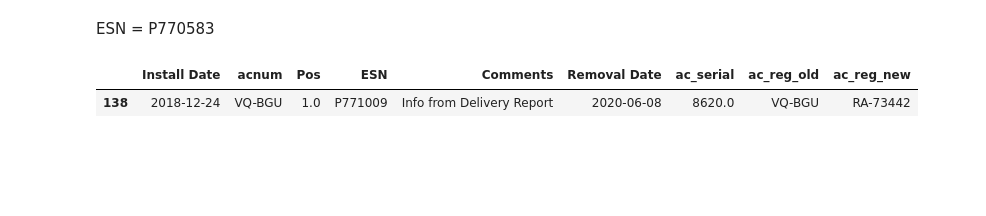
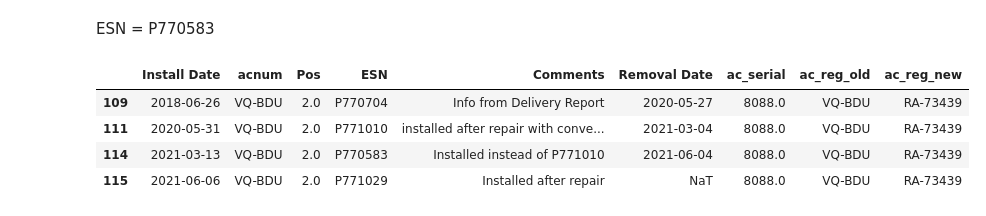
Before and after one commit to skeptlk/ecm, a Jupyter notebook: history_to_onwing.ipynb, the cells around one changed output. Saved outputs shown, nothing was run; the diff lists cells and outputs as text; code cells hidden in the pictures; blank space fills up the shorter version.

```diff
--- a/history_to_onwing.ipynb
+++ b/history_to_onwing.ipynb
@@ -11,7 +11,7 @@ install_n = 6
 removal_n = 4
 cycle_n = install_n + removal_n
 
-result = []
+eng_history = []
 
 rec_columns = [
   "Install Date",
@@ -42,16 +42,16 @@ for i, row in hist.iterrows():
 
   records_pd['Engine type'] = str(engtype)
   records_pd['ESN'] = str(esn)
-  records_pd['Install Date'] = pd.to_datetime(records_pd['Install Date'], format='mixed', errors='coerce')
-  records_pd['Removal Date'] = pd.to_datetime(records_pd['Removal Date'], format='mixed', errors='coerce')
+  records_pd['Install Date'] = pd.to_datetime(records_pd['Install Date'], infer_datetime_format=True, errors="ignore")
+  records_pd['Removal Date'] = pd.to_datetime(records_pd['Removal Date'], infer_datetime_format=True, errors="ignore")
 
-  result.append(records_pd)
+  eng_history.append(records_pd)
 
-result = pd.concat(result) \
+eng_history = pd.concat(eng_history) \
   .dropna(subset=['Install Date']) \
   .sort_values(['acnum', 'Install Date'])
 
-result = result[[
+eng_history = eng_history[[
   "Install Date",
   "acnum",
   "Pos",
@@ -62,10 +78,10 @@ result = result[[
 # %%
-result_new_names = result.merge(ac_names, left_on=['acnum'], right_on=['ac_reg_old'], how='left')
+result_new_names = eng_history.merge(ac_names, left_on=['acnum'], right_on=['ac_reg_old'], how='left')
 idx_empty = result_new_names['ac_reg_new'].isna() | (result_new_names['ac_reg_new'] == "-")
 result_new_names.loc[idx_empty, 'ac_reg_new'] = result_new_names.loc[idx_empty, 'acnum']
 
-result = result_new_names.sort_values(['ac_reg_new', 'Install Date'])
+eng_history = result_new_names.sort_values(['ac_reg_new', 'Install Date'])
 
-result.query('ESN == "P770583"')
+eng_history.query('ESN == "P770583"')
 # %% [output]
 |  | Install Date | acnum | Pos | ESN | Comments | Removal Date | ac_serial | ac_reg_old | ac_reg_new |
@@ -90,8 +106,8 @@ acms_new_names = acms_full.merge(ac_names, left_on=['acnum'], right_on=['ac_reg_
 idx_empty = acms_new_names['ac_reg_new'].isna() | (acms_new_names['ac_reg_new'] == "-")
 acms_new_names.loc[idx_empty, 'ac_reg_new'] = acms_new_names.loc[idx_empty, 'acnum']
 # %%
-result['Pos'] = result['Pos'].astype(float)
+eng_history['Pos'] = eng_history['Pos'].astype(float)
 
-result.query('ac_reg_new == "RA-73425" and Pos == 1')
+eng_history.query('ac_reg_new == "RA-73425" and Pos == 1')
 # %% [output]
 |  | Install Date | acnum | Pos | ESN | Comments | Removal Date | ac_serial | ac_reg_old | ac_reg_new |
@@ -448,7 +426,10 @@ data['experiment_version'] = 1
 # %% [markdown]
 ESN = P770583
 # %%
-result.query('acnum == "VQ-BGU" and Pos == 1')
+eng_history.query('acnum == "VQ-BDU" and Pos == 2')
 # %% [output]
 |  | Install Date | acnum | Pos | ESN | Comments | Removal Date | ac_serial | ac_reg_old | ac_reg_new |
-| 138 | 2018-12-24 | VQ-BGU | 1.0 | P771009 | Info from Delivery Report | 2020-06-08 | 8620.0 | VQ-BGU | RA-73442 |
+| 109 | 2018-06-26 | VQ-BDU | 2.0 | P770704 | Info from Delivery Report | 2020-05-27 | 8088.0 | VQ-BDU | RA-73439 |
+| 111 | 2020-05-31 | VQ-BDU | 2.0 | P771010 | installed after repair with conve... | 2021-03-04 | 8088.0 | VQ-BDU | RA-73439 |
+| 114 | 2021-03-13 | VQ-BDU | 2.0 | P770583 | Installed instead of P771010 | 2021-06-04 | 8088.0 | VQ-BDU | RA-73439 |
+| 115 | 2021-06-06 | VQ-BDU | 2.0 | P771029 | Installed after repair | NaT | 8088.0 | VQ-BDU | RA-73439 |
```
Also changed, not shown: parts of 12 cells of this notebook.
